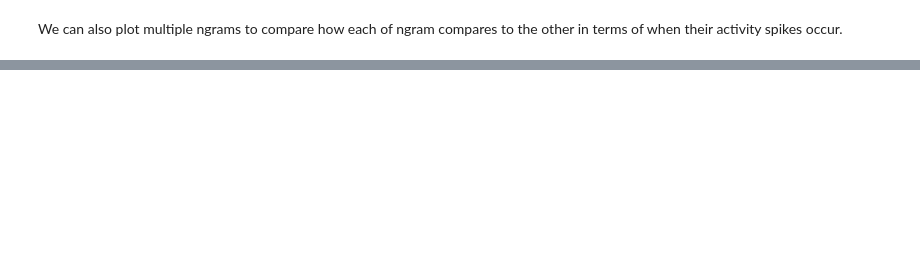
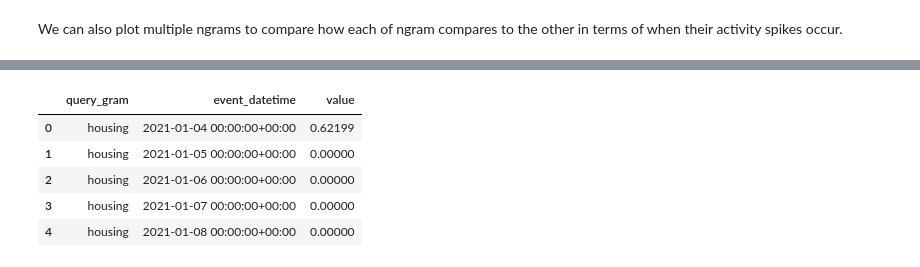
Before and after one commit to CouncilDataProject/cdp-data, a Jupyter notebook: notebooks/plot_keyword_history.ipynb, the cells around one changed output, grey strips where cells are left out. Drawn from its saved outputs; the diff is of its cells as text; code cells hidden in the pictures; blank space fills up the shorter version.

```diff
--- a/notebooks/plot_keyword_history.ipynb
+++ b/notebooks/plot_keyword_history.ipynb
@@ -59,3 +77,14 @@ gram_history[["event_datetime", "value", "query_gram"]].head()
+# %%
+# Prepare all for plotting
+police_housing_transpo = prepare_ngram_history_plotting_data(gram_history)
+police_housing_transpo.head()
+# %% [output]
+|  | query_gram | event_datetime | value |
+| 0 | housing | 2021-01-04 00:00:00+00:00 | 0.62199 |
+| 1 | housing | 2021-01-05 00:00:00+00:00 | 0.00000 |
+| 2 | housing | 2021-01-06 00:00:00+00:00 | 0.00000 |
+| 3 | housing | 2021-01-07 00:00:00+00:00 | 0.00000 |
+| 4 | housing | 2021-01-08 00:00:00+00:00 | 0.00000 |
 # %%
 from altair.expr import datum
 
```
Also changed, not shown: parts of 6 cells of this notebook.
